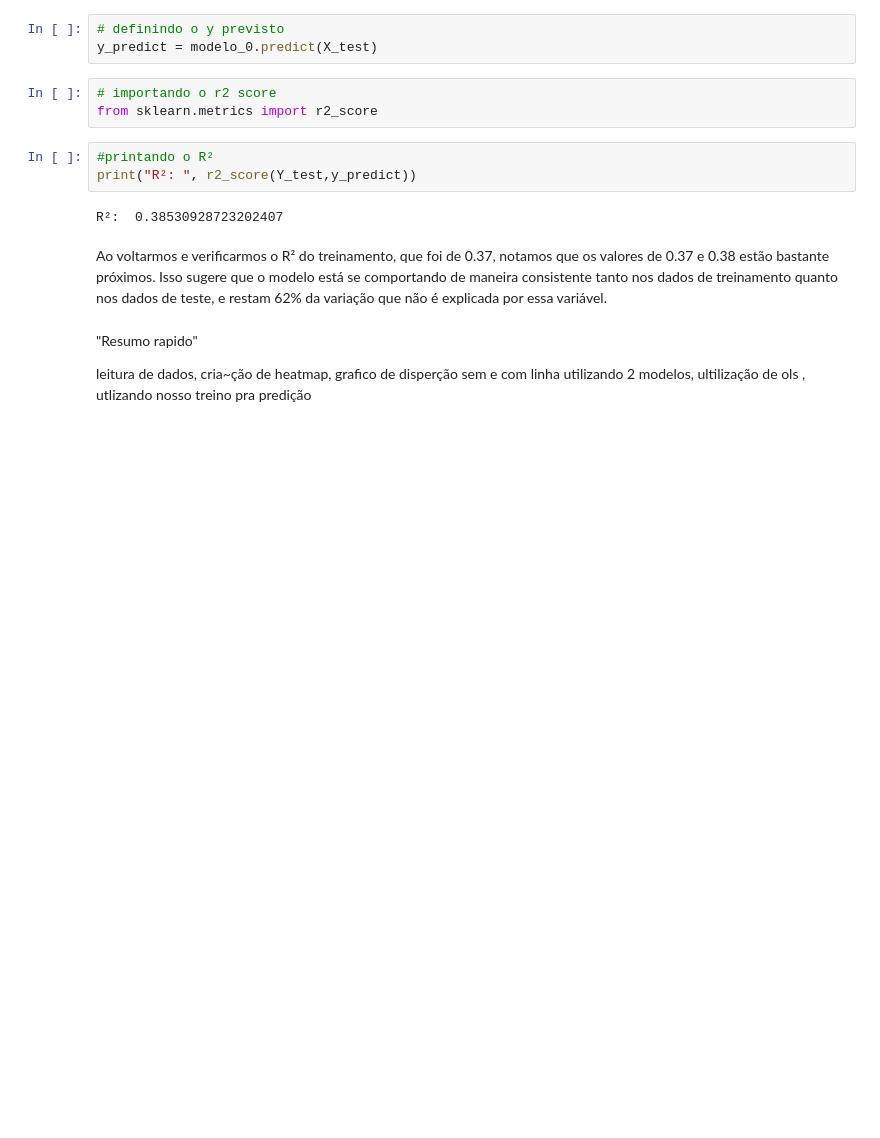
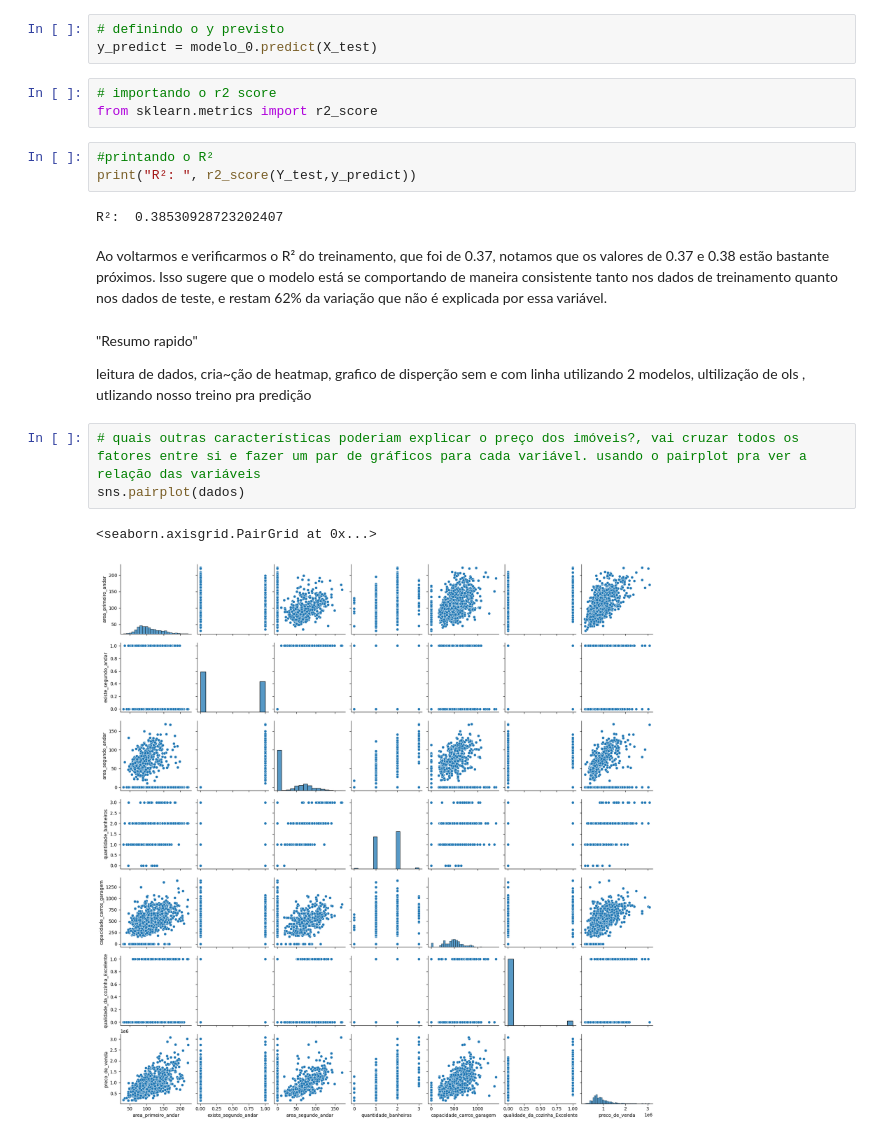
Before and after one commit to Cr0l3y/LR_House_Sale, a Jupyter notebook: projeto.ipynb, the cells around one changed output. Cells and saved outputs as stored; diff of their text form; blank space fills up the shorter version.

```diff
--- a/projeto.ipynb
+++ b/projeto.ipynb
@@ -203,3 +209,9 @@ Ao voltarmos e verificarmos o R² do treinamento, que foi de 0.37, notamos que o
 "Resumo rapido"
 
 leitura de dados, cria~ção de heatmap, grafico de disperção sem e com linha utilizando 2 modelos, ultilização de ols , utlizando nosso treino pra predição
+# %%
+# quais outras características poderiam explicar o preço dos imóveis?, vai cruzar todos os fatores entre si e fazer um par de gráficos para cada variável. usando o pairplot pra ver a relação das variáveis
+sns.pairplot(dados)
+# %% [output]
+<seaborn.axisgrid.PairGrid at 0x...>
+[figure, added]
```
Also changed, not shown: parts of 55 cells of this notebook, 2 other files.
